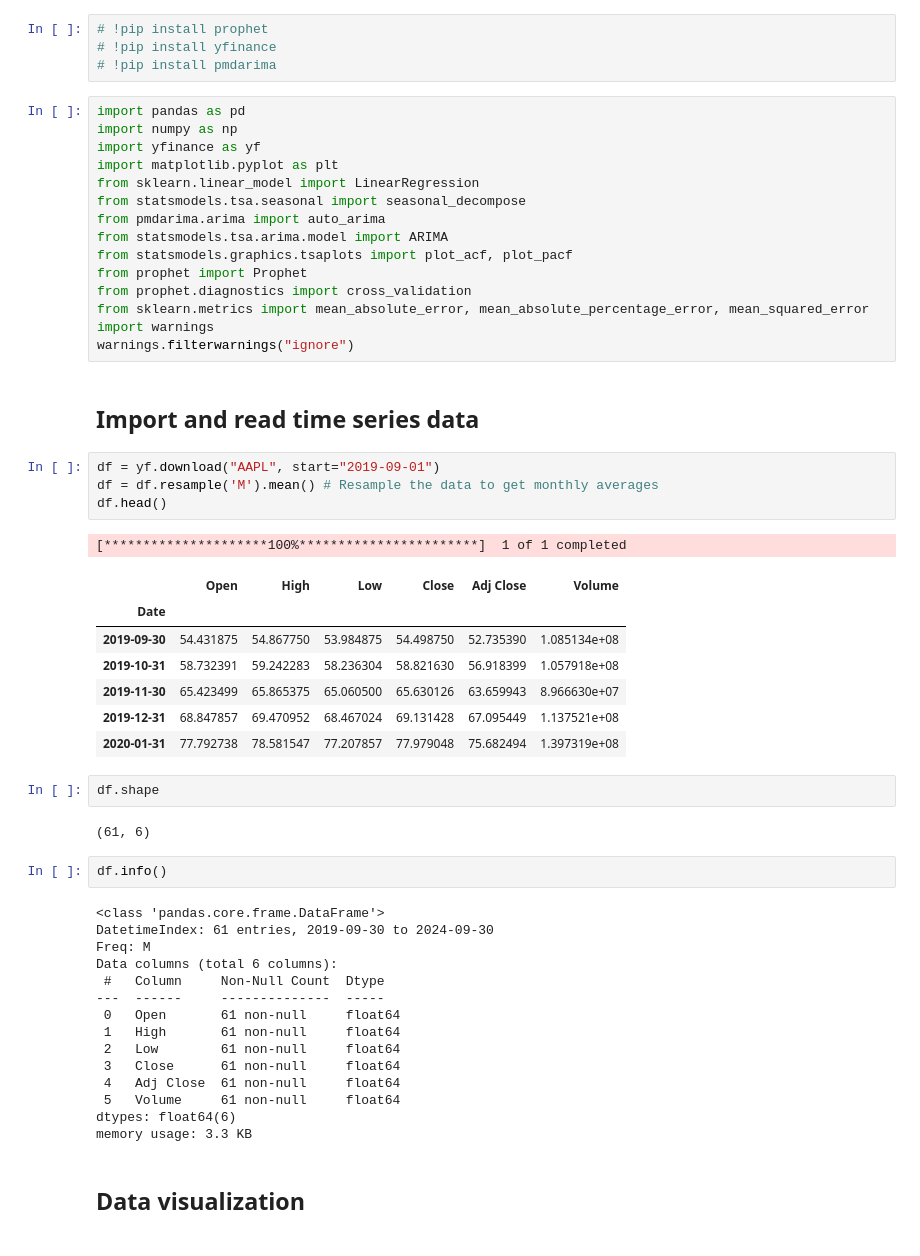
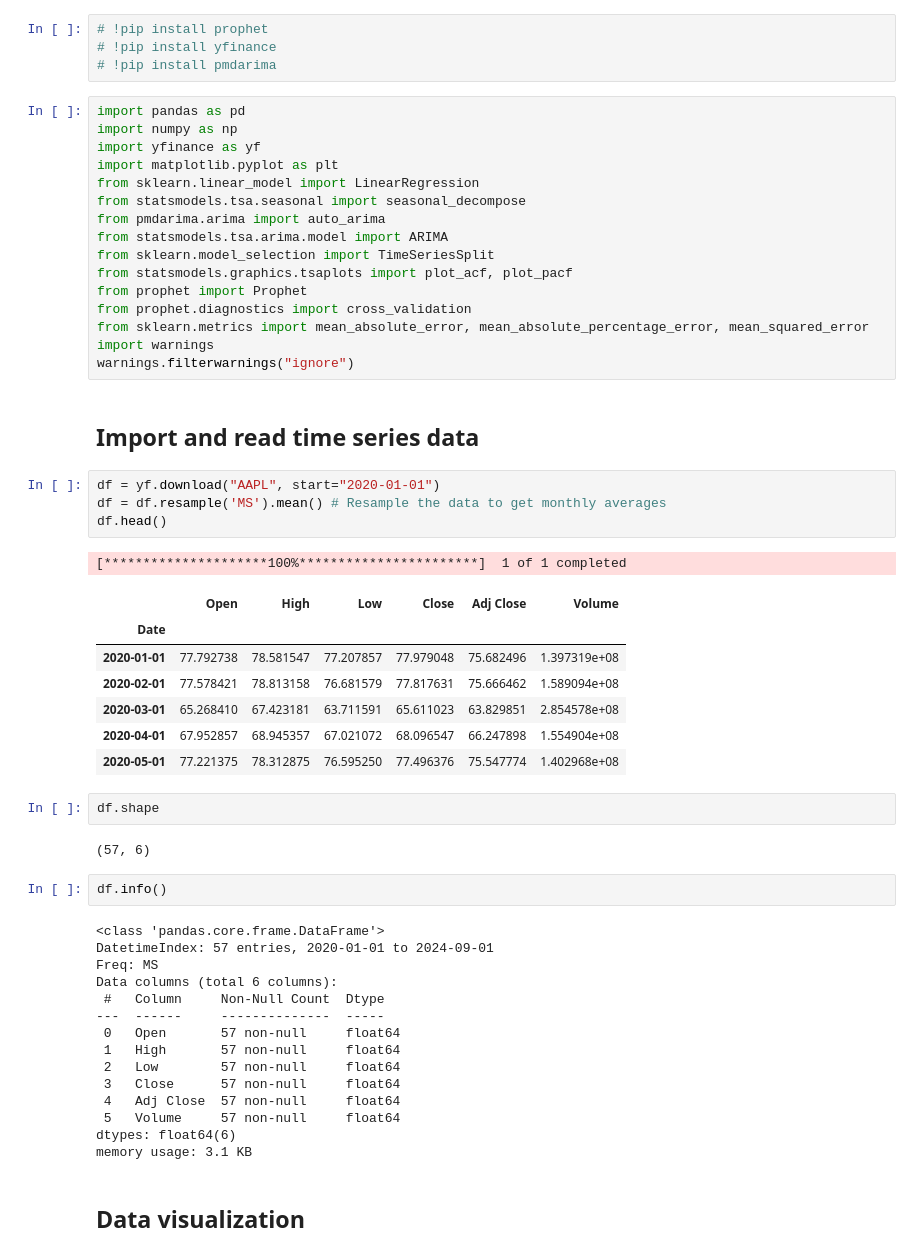
Before and after one commit to lisek75/ts_forecasting_notebook, a Jupyter notebook: aapl_stock/aapl_stock_market.ipynb, the cells around one changed output. Drawn from its saved outputs; the diff is of its cells as text.

```diff
--- a/aapl_stock/aapl_stock_market.ipynb
+++ b/aapl_stock/aapl_stock_market.ipynb
@@ -31,6 +31,7 @@ from sklearn.linear_model import LinearRegression
 from statsmodels.tsa.seasonal import seasonal_decompose
 from pmdarima.arima import auto_arima
 from statsmodels.tsa.arima.model import ARIMA
+from sklearn.model_selection import TimeSeriesSplit
 from statsmodels.graphics.tsaplots import plot_acf, plot_pacf
 from prophet import Prophet
 from prophet.diagnostics import cross_validation
@@ -40,39 +41,39 @@ warnings.filterwarnings("ignore")
 # %% [markdown]
 ## Import and read time series data
 # %%
-df = yf.download("AAPL", start="2019-09-01")
-df = df.resample('M').mean() # Resample the data to get monthly averages
+df = yf.download("AAPL", start="2020-01-01")
+df = df.resample('MS').mean() # Resample the data to get monthly averages
 df.head()
 # %% [output]
 [*********************100%***********************]  1 of 1 completed
 |  | Open | High | Low | Close | Adj Close | Volume |
 | Date |  |  |  |  |  |  |
-| 2019-09-30 | 54.431875 | 54.867750 | 53.984875 | 54.498750 | 52.735390 | 1.085134e+08 |
-| 2019-10-31 | 58.732391 | 59.242283 | 58.236304 | 58.821630 | 56.918399 | 1.057918e+08 |
-| 2019-11-30 | 65.423499 | 65.865375 | 65.060500 | 65.630126 | 63.659943 | 8.966630e+07 |
-| 2019-12-31 | 68.847857 | 69.470952 | 68.467024 | 69.131428 | 67.095449 | 1.137521e+08 |
-| 2020-01-31 | 77.792738 | 78.581547 | 77.207857 | 77.979048 | 75.682494 | 1.397319e+08 |
+| 2020-01-01 | 77.792738 | 78.581547 | 77.207857 | 77.979048 | 75.682496 | 1.397319e+08 |
+| 2020-02-01 | 77.578421 | 78.813158 | 76.681579 | 77.817631 | 75.666462 | 1.589094e+08 |
+| 2020-03-01 | 65.268410 | 67.423181 | 63.711591 | 65.611023 | 63.829851 | 2.854578e+08 |
+| 2020-04-01 | 67.952857 | 68.945357 | 67.021072 | 68.096547 | 66.247898 | 1.554904e+08 |
+| 2020-05-01 | 77.221375 | 78.312875 | 76.595250 | 77.496376 | 75.547774 | 1.402968e+08 |
 # %%
 df.shape
 # %% [output]
-(61, 6)
+(57, 6)
 # %%
 df.info()
 # %% [output]
 <class 'pandas.core.frame.DataFrame'>
-DatetimeIndex: 61 entries, 2019-09-30 to 2024-09-30
-Freq: M
+DatetimeIndex: 57 entries, 2020-01-01 to 2024-09-01
+Freq: MS
 Data columns (total 6 columns):
  #   Column     Non-Null Count  Dtype
 ---  ------     --------------  -----
- 0   Open       61 non-null     float64
- 1   High       61 non-null     float64
- 2   Low        61 non-null     float64
- 3   Close      61 non-null     float64
- 4   Adj Close  61 non-null     float64
- 5   Volume     61 non-null     float64
+ 0   Open       57 non-null     float64
+ 1   High       57 non-null     float64
+ 2   Low        57 non-null     float64
+ 3   Close      57 non-null     float64
+ 4   Adj Close  57 non-null     float64
+ 5   Volume     57 non-null     float64
 dtypes: float64(6)
-memory usage: 3.3 KB
+memory usage: 3.1 KB
 # %% [markdown]
 ## Data visualization
 # %%
```
Also changed, not shown: parts of 31 cells of this notebook.
